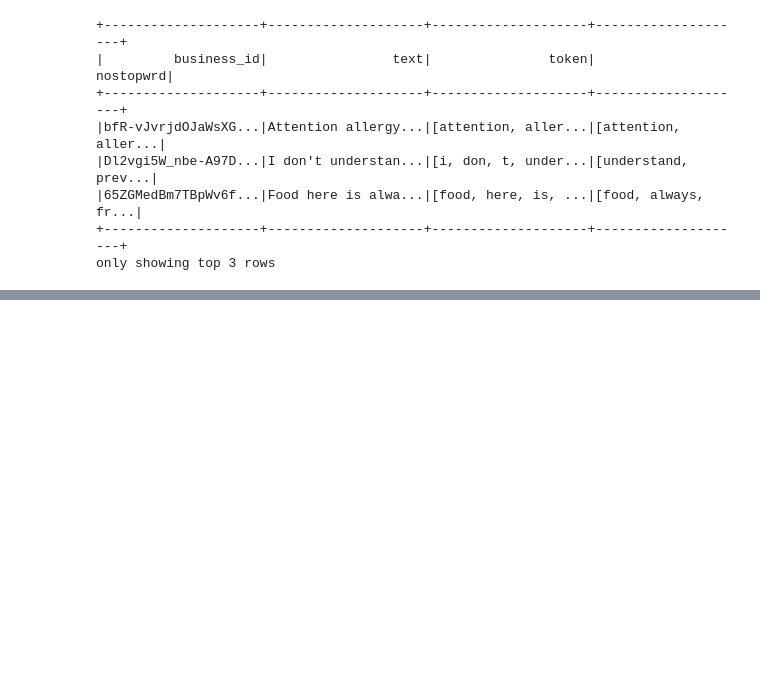
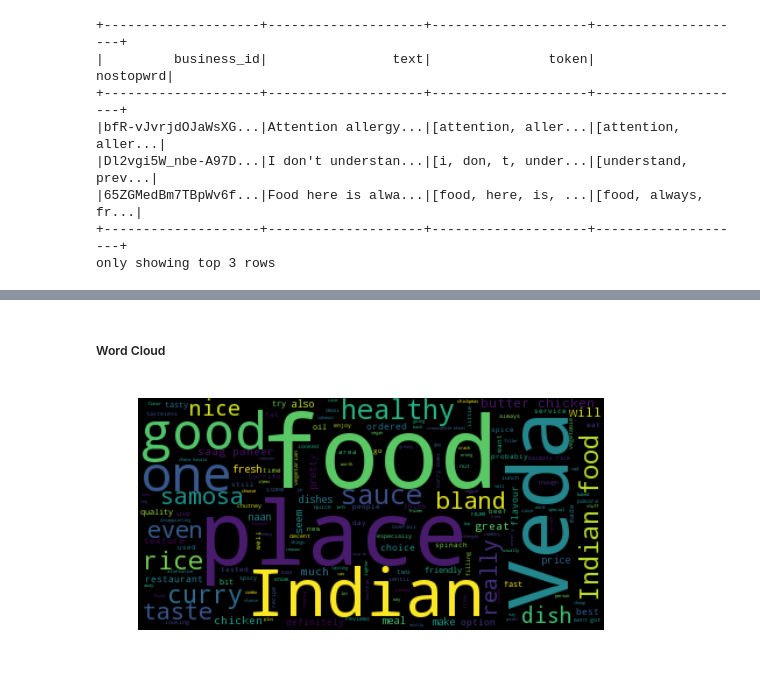
Before and after one commit to Samimust/my-yelper, a Jupyter notebook: Data Wrangling and Exploration.ipynb, the cells around one changed output, grey strips where cells are left out. Drawn from its saved outputs; the diff is of its cells as text; code cells hidden in the pictures; blank space fills up the shorter version.

```diff
--- a/Data Wrangling and Exploration.ipynb
+++ b/Data Wrangling and Exploration.ipynb
@@ -847,0 +680,8 @@ showInMap(content_recom_df)
+# %%
+
+countVectorizer = CountVectorizer(inputCol="nostopwrd", outputCol="rawFeature")
+cv_model = countVectorizer.fit(reviews_by_business_token_nostopwrd_df)
+reviews_by_business_featurized_df = cv_model.transform(reviews_by_business_token_nostopwrd_df)
+
+vocab = cv_model.vocabulary
+#vocab_broadcast = sc.broadcast(vocab)
@@ -847,0 +703,4 @@ showInMap(content_recom_df)
+# %%
+iDF = IDF(inputCol="rawFeature", outputCol="feature")
+idf_model = iDF.fit(reviews_by_business_featurized_df)
+reviews_by_business_rescaled_df = idf_model.transform(reviews_by_business_featurized_df)
@@ -847,0 +788,7 @@ showInMap(content_recom_df)
+# %%
+#from pyspark.sql.functions import udf
+
+token_len = udf(lambda s: len(s), IntegerType())
+
+reviews_by_business_rescaled = reviews_by_business_rescaled_df.withColumn("token_cnt", token_len(reviews_by_business_rescaled_df.nostopwrd))
+reviews_by_business_rescaled.select('business_id','nostopwrd','rawFeature', 'feature', 'token_cnt').show(2)
@@ -847,0 +803,13 @@ showInMap(content_recom_df)
+# %% [markdown]
+##### Word Cloud
+# %%
+def word_cloud(text):
+    wordcloud = WordCloud().generate(text)
+
+    plt.imshow(wordcloud)
+    plt.axis("off")
+    plt.show()
+# %%
+word_cloud(reviews_by_business_rescaled.select('text').rdd.take(1)[0][0])
+# %% [output]
+[figure, added]
```
Also changed, not shown: parts of 109 cells of this notebook.
